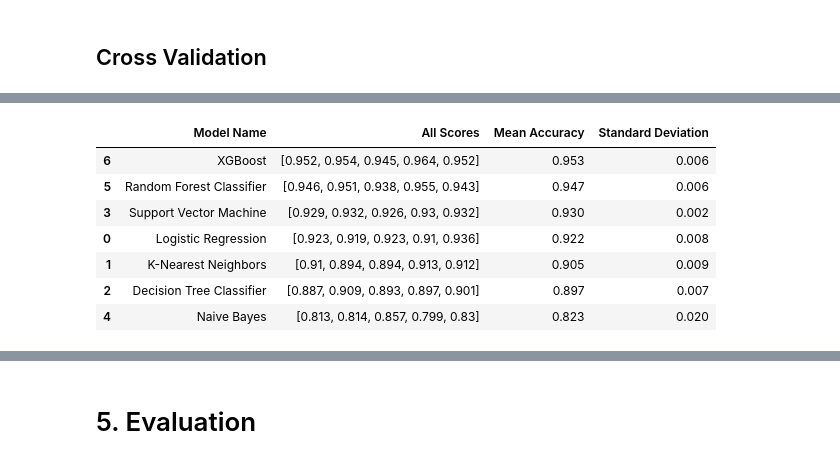
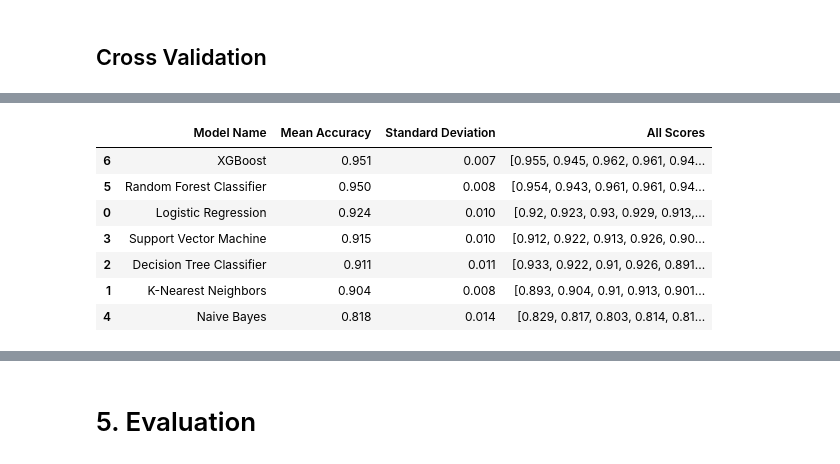
Before and after one commit to hansdarmawann/spambase-lgbm, a Jupyter notebook: spb_hd.ipynb, the cells around one changed output, grey strips where cells are left out. Drawn from its saved outputs; the diff is of its cells as text; code cells hidden in the pictures.

Commit message:
Update k-fold cv into repeated stratified k-fold cross-validation

```diff
--- a/spb_hd.ipynb
+++ b/spb_hd.ipynb
@@ -408,37 +408,35 @@ To determine which classification method is the best as the best line, the cross
 # %%
-# Import necessary libraries
 import os
 import pandas as pd
 from sklearn.linear_model import LogisticRegression
 from sklearn.neighbors import KNeighborsClassifier
 from sklearn.tree import DecisionTreeClassifier
-from sklearn.svm import SVC  # Import Support Vector Classifier
-from sklearn.naive_bayes import GaussianNB  # Import Naive Bayes
-from sklearn.ensemble import RandomForestClassifier  # Import Random Forest
-from sklearn.metrics import classification_report, confusion_matrix
-from sklearn.preprocessing import StandardScaler
-from sklearn.pipeline import Pipeline  # Import Pipeline
-from sklearn.model_selection import cross_val_score  # Import cross_val_score
-import xgboost as xgb  # Import XGBoost
+from sklearn.svm import SVC
+from sklearn.naive_bayes import GaussianNB
+from sklearn.ensemble import RandomForestClassifier
+from sklearn.preprocessing import RobustScaler
+from sklearn.pipeline import Pipeline
+from sklearn.model_selection import RepeatedStratifiedKFold, cross_val_score
+import xgboost as xgb
 
-# Set the number of CPU cores to use for joblib
-os.environ["LOKY_MAX_CPU_COUNT"] = "4"  # Adjust this number as needed
+# Set CPU cores for joblib
+os.environ["LOKY_MAX_CPU_COUNT"] = "4"
 
-# Create pipelines for each model and store them in a dictionary
+# Define pipelines
 pipelines = {
     'Logistic Regression': Pipeline([
-        ('scaler', StandardScaler()),
+        ('scaler', RobustScaler()),
         ('classifier', LogisticRegression(max_iter=2000, random_state=42))
     ]),
     'K-Nearest Neighbors': Pipeline([
-        ('scaler', StandardScaler()),
-        ('classifier', KNeighborsClassifier(n_neighbors=5))
+        ('scaler', RobustScaler()),
+        ('classifier', KNeighborsClassifier())
     ]),
     'Decision Tree Classifier': Pipeline([
         ('classifier', DecisionTreeClassifier(random_state=42))
     ]),
     'Support Vector Machine': Pipeline([
-        ('scaler', StandardScaler()),
+        ('scaler', RobustScaler()),
         ('classifier', SVC(random_state=42))
     ]),
     'Naive Bayes': Pipeline([
@@ -447,57 +445,56 @@ pipelines = {
     'Random Forest Classifier': Pipeline([
         ('classifier', RandomForestClassifier(random_state=42))
     ]),
     'XGBoost': Pipeline([
-        ('classifier', xgb.XGBClassifier(random_state=42))  # Removed use_label_encoder
+        ('classifier', xgb.XGBClassifier(random_state=42, use_label_encoder=False, eval_metric='mlogloss'))
     ])
 }
 
-# Check feature names
-# print(X_train.columns)
-
-# Clean feature names by replacing special characters with descriptive text
+# Clean feature names
 X_train.columns = [
     str(col)
     .replace('[', 'opening_bracket')
     .replace(']', 'closing_bracket')
     .replace('<', 'open_angled_bracket')
     .replace('>', 'close_angled_bracket')
     for col in X_train.columns
 ]
 
-# Initialize a list to store cross-validation results
+# Define repeated stratified k-fold cross-validation
+cv = RepeatedStratifiedKFold(n_splits=5, n_repeats=3, random_state=42)
+
+# Evaluate models
 cross_val_results = []
 
-# Evaluate the models using cross-validation
 for model_name, pipeline in pipelines.items():
     try:
-        scores = cross_val_score(pipeline, X_train, y_train, cv=5, scoring='accuracy')  # 5-fold cross-validation
-        mean_score = round(scores.mean(), 3)  # Round mean score to 3 decimal places
-        std_score = round(scores.std(), 3)    # Round standard deviation to 3 decimal places
+        scores = cross_val_score(pipeline, X_train, y_train, cv=cv, scoring='accuracy', n_jobs=-1)
+        mean_score = scores.mean()
+        std_score = scores.std()
 
-        # Append the results to the list
         cross_val_results.append({
             'Model Name': model_name,
-            'All Scores': [round(score, 3) for score in scores.tolist()],  # Store all scores as a list rounded to 3 decimals
-            'Mean Accuracy': mean_score,
-            'Standard Deviation': std_score
+            'Mean Accuracy': round(mean_score, 3),
+            'Standard Deviation': round(std_score, 3),
+            'All Scores': [round(score, 3) for score in scores.tolist()]
         })
     except Exception as e:
         print(f"Error with model {model_name}: {e}")
 
-# Create a DataFrame from the cross-validation results
+# Create and sort results DataFrame
 cross_val_df = pd.DataFrame(cross_val_results)
-
-# Display the DataFrame sorted by Mean Accuracy
-sorted_cross_val_df = cross_val_df.sort_values(by='Mean Accuracy', ascending=False)
+sorted_cross_val_df = cross_val_df.sort_values(
+    by=['Mean Accuracy', 'Standard Deviation'],
+    ascending=[False, True]
+)
 sorted_cross_val_df
 # %% [output]
-|  | Model Name | All Scores | Mean Accuracy | Standard Deviation |
-| 6 | XGBoost | [0.952, 0.954, 0.945, 0.964, 0.952] | 0.953 | 0.006 |
-| 5 | Random Forest Classifier | [0.946, 0.951, 0.938, 0.955, 0.943] | 0.947 | 0.006 |
-| 3 | Support Vector Machine | [0.929, 0.932, 0.926, 0.93, 0.932] | 0.930 | 0.002 |
-| 0 | Logistic Regression | [0.923, 0.919, 0.923, 0.91, 0.936] | 0.922 | 0.008 |
-| 1 | K-Nearest Neighbors | [0.91, 0.894, 0.894, 0.913, 0.912] | 0.905 | 0.009 |
-| 2 | Decision Tree Classifier | [0.887, 0.909, 0.893, 0.897, 0.901] | 0.897 | 0.007 |
-| 4 | Naive Bayes | [0.813, 0.814, 0.857, 0.799, 0.83] | 0.823 | 0.020 |
+|  | Model Name | Mean Accuracy | Standard Deviation | All Scores |
+| 6 | XGBoost | 0.951 | 0.007 | [0.955, 0.945, 0.962, 0.961, 0.94... |
+| 5 | Random Forest Classifier | 0.950 | 0.008 | [0.954, 0.943, 0.961, 0.961, 0.94... |
+| 0 | Logistic Regression | 0.924 | 0.010 | [0.92, 0.923, 0.93, 0.929, 0.913,... |
+| 3 | Support Vector Machine | 0.915 | 0.010 | [0.912, 0.922, 0.913, 0.926, 0.90... |
+| 2 | Decision Tree Classifier | 0.911 | 0.011 | [0.933, 0.922, 0.91, 0.926, 0.891... |
+| 1 | K-Nearest Neighbors | 0.904 | 0.008 | [0.893, 0.904, 0.91, 0.913, 0.901... |
+| 4 | Naive Bayes | 0.818 | 0.014 | [0.829, 0.817, 0.803, 0.814, 0.81... |
 # %% [markdown]
```
Also changed, not shown: parts of 4 cells of this notebook.
